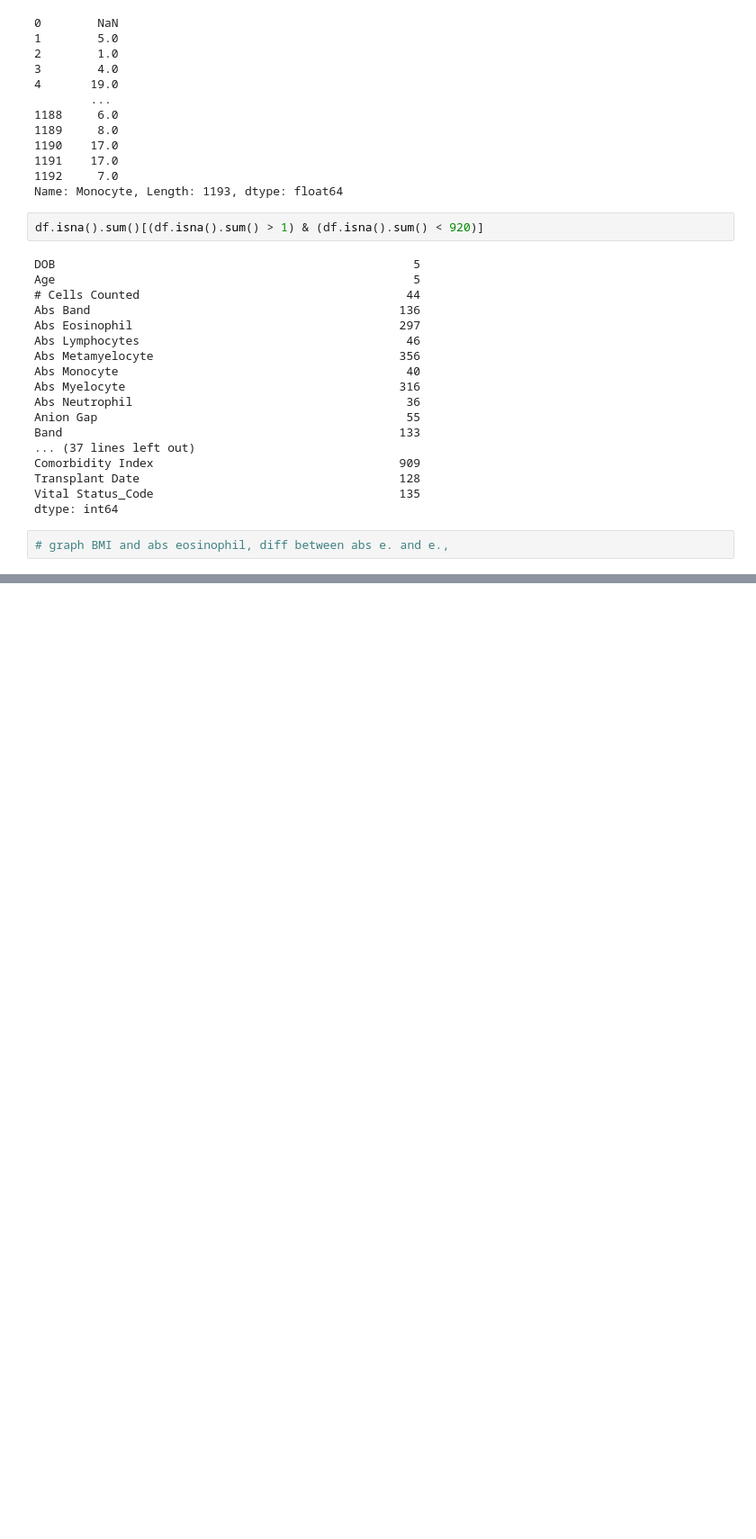
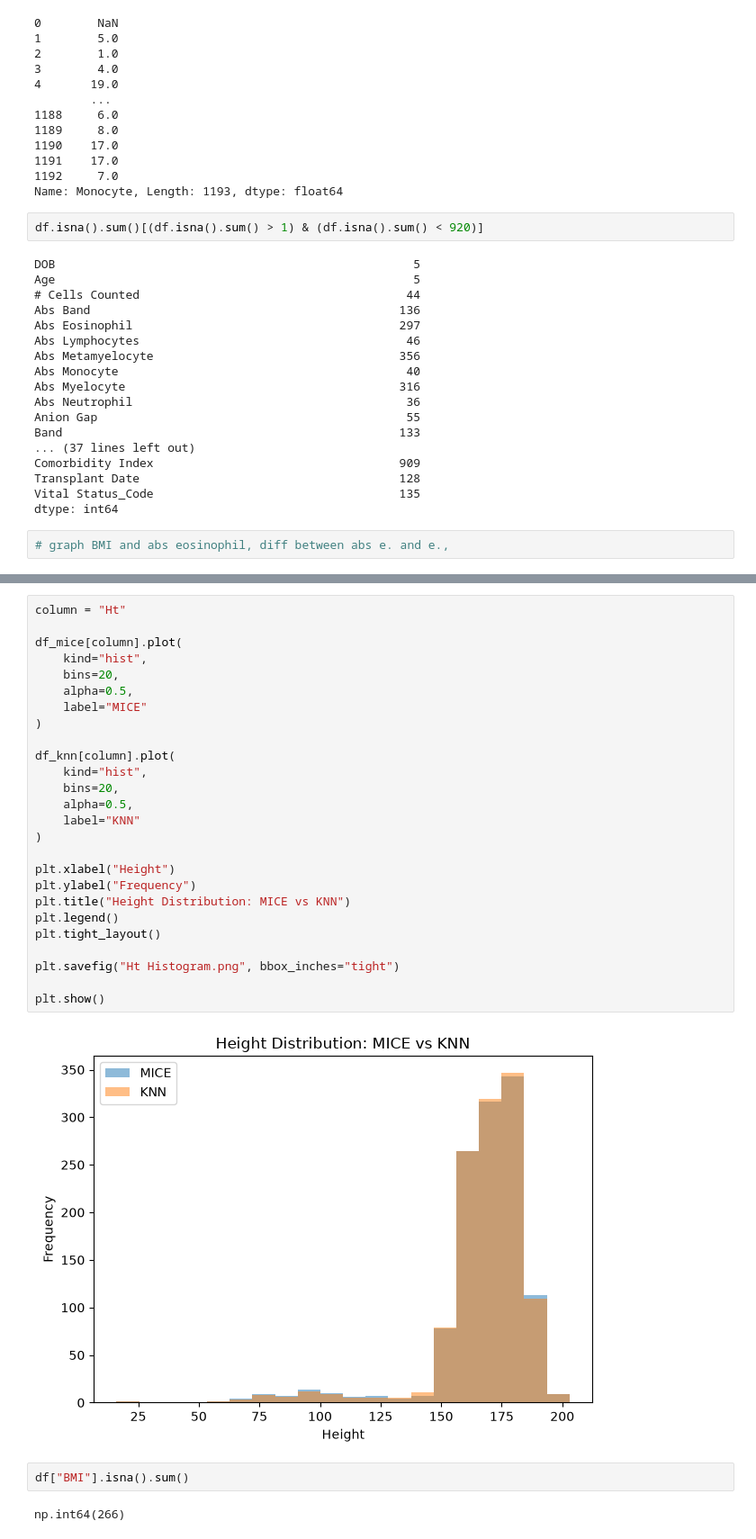
Before and after one commit to Graham-Richards/Pandas-Practice, a Jupyter notebook: Data_Analysis.ipynb, the cells around one changed output, grey strips where cells are left out. Shown at 90% size. Cells and saved outputs as stored; diff of their text form; blank space fills up the shorter version.

```diff
--- a/Data_Analysis.ipynb
+++ b/Data_Analysis.ipynb
@@ -507,0 +568,32 @@ dtype: int64
+# %%
+column = "Ht"
+
+df_mice[column].plot(
+    kind="hist",
+    bins=20,
+    alpha=0.5,
+    label="MICE"
+)
+
+df_knn[column].plot(
+    kind="hist",
+    bins=20,
+    alpha=0.5,
+    label="KNN"
+)
+
+plt.xlabel("Height")
+plt.ylabel("Frequency")
+plt.title("Height Distribution: MICE vs KNN")
+plt.legend()
+plt.tight_layout()
+
+plt.savefig("Ht Histogram.png", bbox_inches="tight")
+
+plt.show()
+# %% [output]
+[figure, added]
+# %%
+df["BMI"].isna().sum()
+# %% [output]
+np.int64(266)
```
Also changed, not shown: parts of 3 cells of this notebook.
